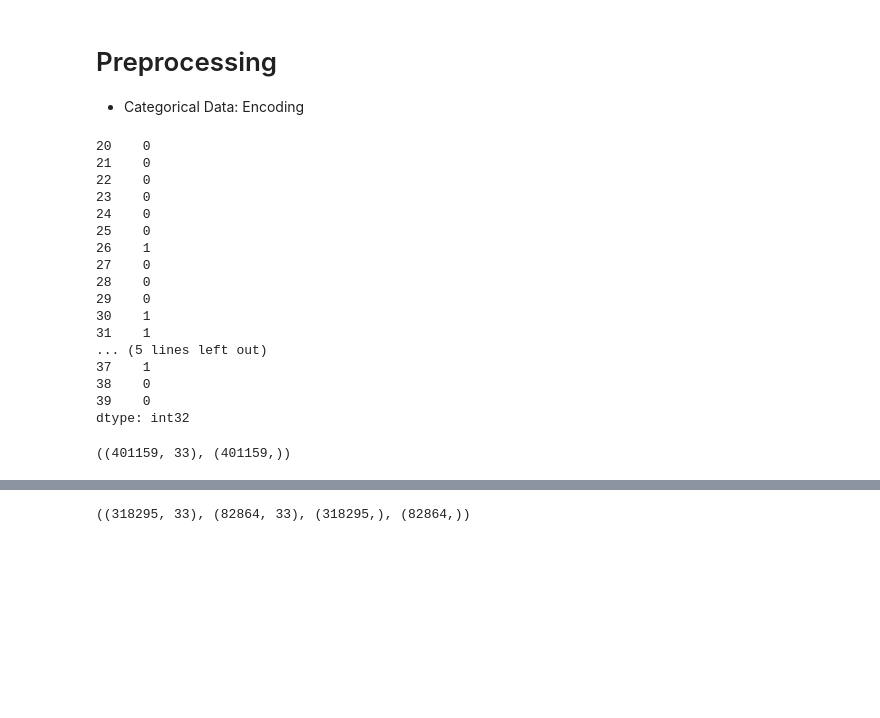
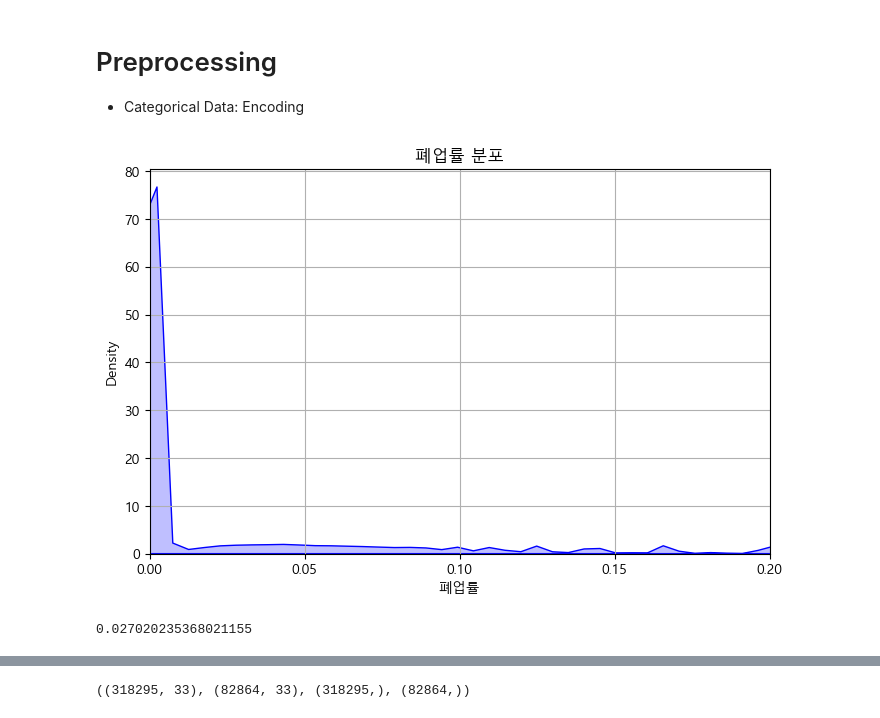
Before and after one commit to SKNETWORKS-FAMILY-AICAMP/SKN13-2nd-4TEAM, a Jupyter notebook: data/eda_and_preprocessing.ipynb, the cells around one changed output, grey strips where cells are left out. Saved outputs shown, nothing was run; the diff lists cells and outputs as text; code cells hidden in the pictures; blank space fills up the shorter version.

```diff
--- a/data/eda_and_preprocessing.ipynb
+++ b/data/eda_and_preprocessing.ipynb
@@ -337,27 +337,21 @@ df_final
 # %%
 X = df_final.drop(columns = '폐업률').copy()
 y = df_final['폐업률'].copy()
-thresh = 0.03
-y = pd.Series(np.where(y > thresh, 1, 0))
-
-print(y[20:40])
-X.shape, y.shape
-# %% [output]
-20    0
-21    0
-22    0
-23    0
-24    0
-25    0
-26    1
-27    0
-28    0
-29    0
-30    1
-31    1
-... (5 lines left out)
-37    1
-38    0
-39    0
-dtype: int32
-((401159, 33), (401159,))
+# %%
+import matplotlib.pyplot as plt
+import seaborn as sns
+
+plt.figure(figsize=(8, 5))
+sns.kdeplot(y, bw_adjust=0.5, fill=True, color='blue')
+plt.xlim(0, 0.2)
+plt.xticks(np.arange(0, 0.21, 0.05))
+plt.xlabel("폐업률")
+plt.title("폐업률 분포")
+plt.grid(True)
+plt.show()
+# %% [output]
+[figure, added]
+# %%
+np.mean(y)
+# %% [output]
+0.027020235368021155
```
Also changed, not shown: parts of 7 cells of this notebook, 10 other files.
